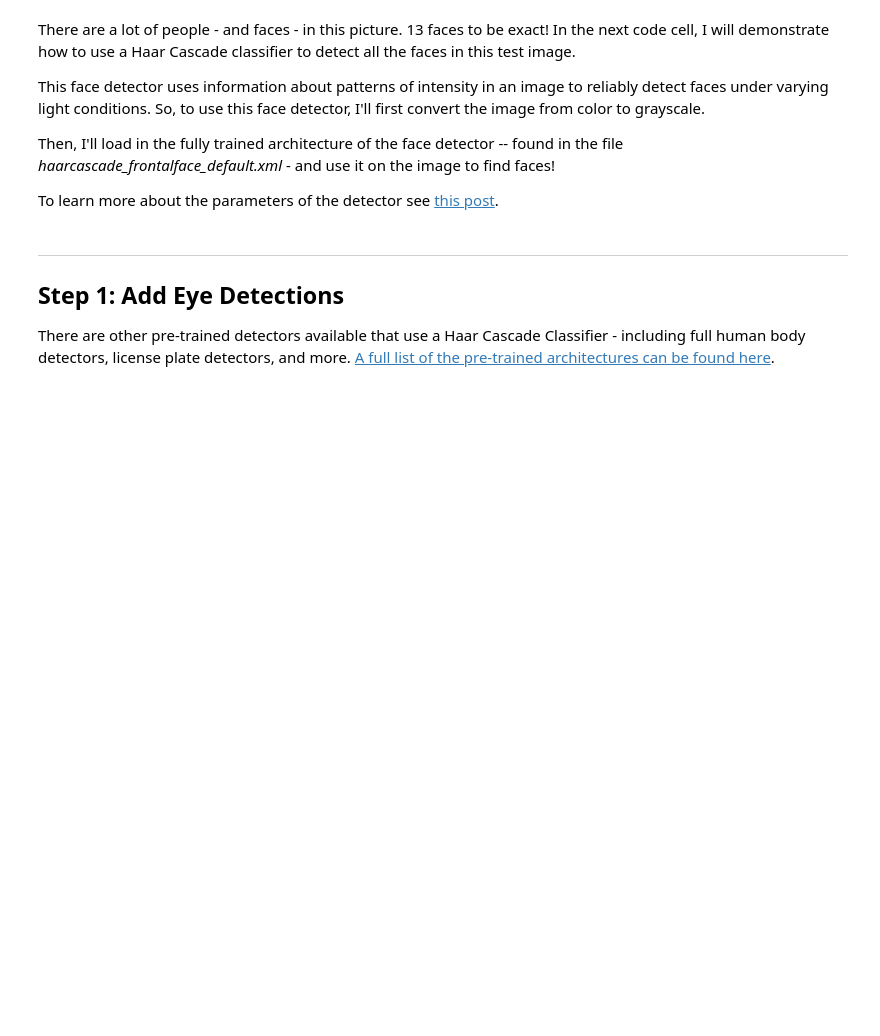
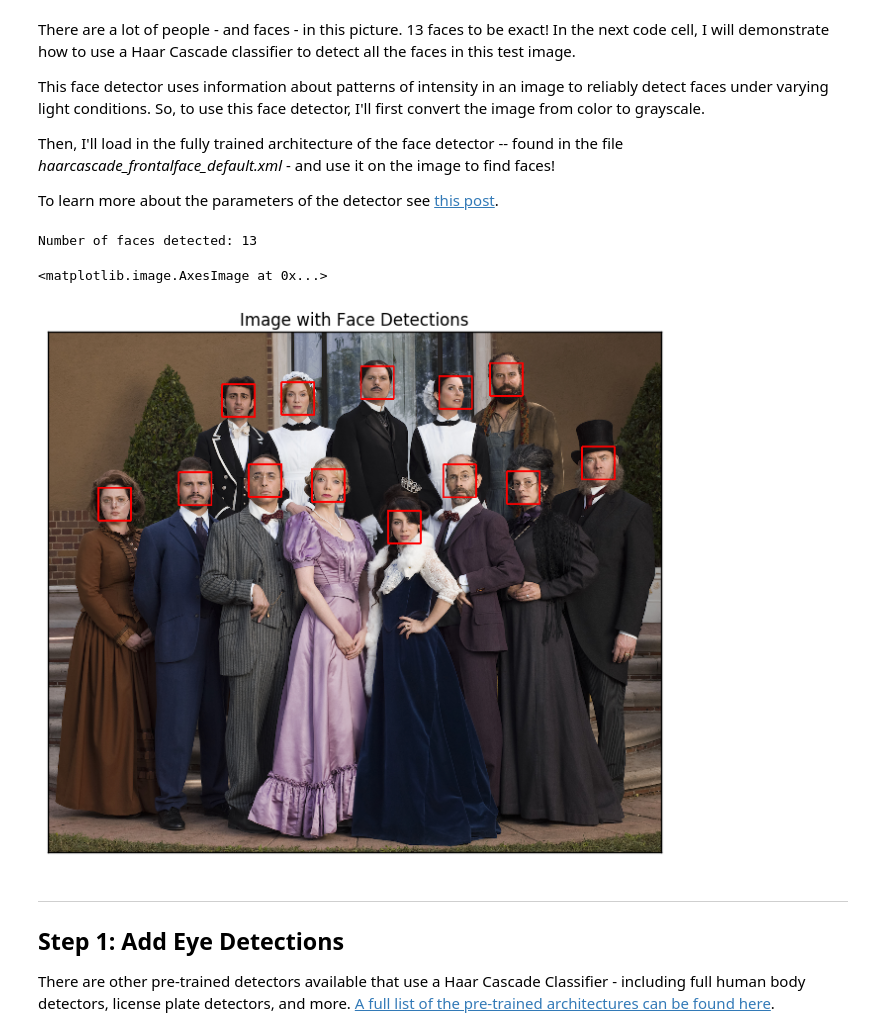
Before and after one commit to jamesrequa/Facial-Keypoint-Detection, a Jupyter notebook: Facial-Keypoint-Detection.ipynb, the cells around one changed output. Saved outputs shown, nothing was run; the diff lists cells and outputs as text; code cells hidden in the pictures; blank space fills up the shorter version.

Commit message:
Detect Faces
- Implement a face detector using a Haar Cascade Classifier

```diff
--- a/Facial-Keypoint-Detection.ipynb
+++ b/Facial-Keypoint-Detection.ipynb
@@ -79,19 +79,39 @@ Then, I'll load in the fully trained architecture of the face detector -- found
 
 To learn more about the parameters of the detector see [this post](https://stackoverflow.com/questions/20801015/recommended-values-for-opencv-detectmultiscale-parameters).
 # %%
-# Convert the RGB image to grayscale
+# Convert the RGB  image to grayscale
+gray = cv2.cvtColor(image, cv2.COLOR_RGB2GRAY)
 
 # Extract the pre-trained face detector from an xml file
+face_cascade = cv2.CascadeClassifier('detector_architectures/haarcascade_frontalface_default.xml')
 
 # Detect the faces in image
+faces = face_cascade.detectMultiScale(gray, 4, 6)
 
 # Print the number of faces detected in the image
+print('Number of faces detected:', len(faces))
 
 # Make a copy of the orginal image to draw face detections on
+image_with_detections = np.copy(image)
 
 # Get the bounding box for each detected face
+for (x,y,w,h) in faces:
+    # Add a red bounding box to the detections image
+    cv2.rectangle(image_with_detections, (x,y), (x+w,y+h), (255,0,0), 3)
+
 
 # Display the image with the detections
+fig = plt.figure(figsize = (8,8))
+ax1 = fig.add_subplot(111)
+ax1.set_xticks([])
+ax1.set_yticks([])
+
+ax1.set_title('Image with Face Detections')
+ax1.imshow(image_with_detections)
+# %% [output]
+Number of faces detected: 13
+<matplotlib.image.AxesImage at 0x...>
+[figure, added]
 # %% [markdown]
 ---
 <a id='step1'></a>
```
